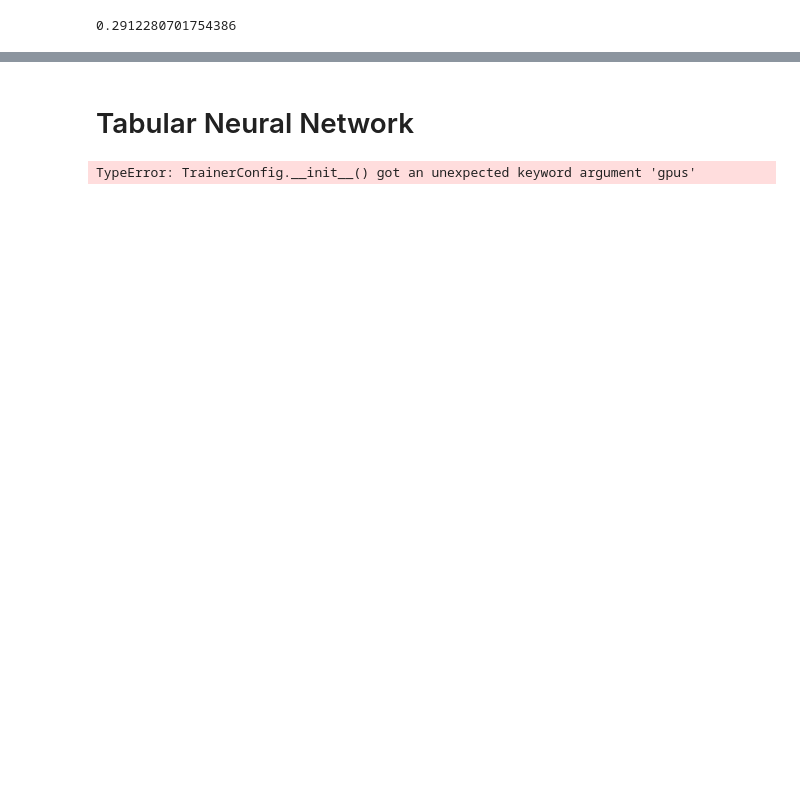
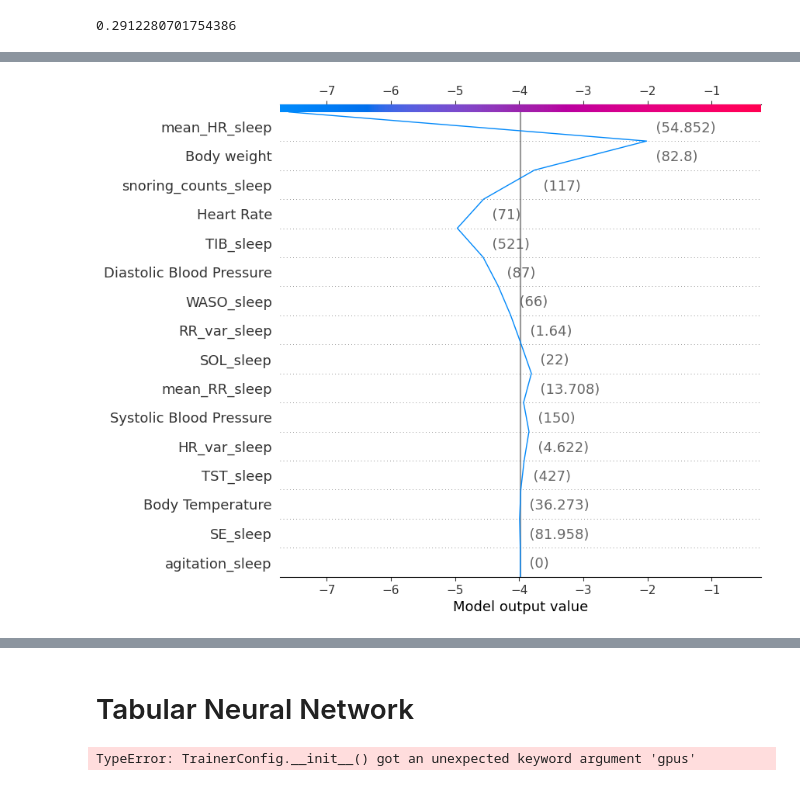
Before and after one commit to y-ghoneim/SDProject32, a Jupyter notebook: Notebooks/Sleep + Physio Model Building.ipynb, the cells around one changed output, grey strips where cells are left out. Saved outputs shown, nothing was run; the diff lists cells and outputs as text; code cells hidden in the pictures; blank space fills up the shorter version.

```diff
--- a/Notebooks/Sleep + Physio Model Building.ipynb
+++ b/Notebooks/Sleep + Physio Model Building.ipynb
@@ -156,0 +231,14 @@ You can set `force_col_wise=true` to remove the overhead.
+# %%
+# Calculate SHAP values for the selected instance, if not already calculated
+shap_values_single = explainer.shap_values(single_record)
+
+# Make a decision plot for the selected instance
+shap.decision_plot(
+    base_value=explainer.expected_value,
+    shap_values=shap_values_single,
+    features=single_record,
+    # You may also include feature_names as a parameter if your DataFrame doesn't have column names
+    feature_names=X_test.columns.tolist()
+)
+# %% [output]
+[figure, added]
```
Also changed, not shown: parts of 14 cells of this notebook.
